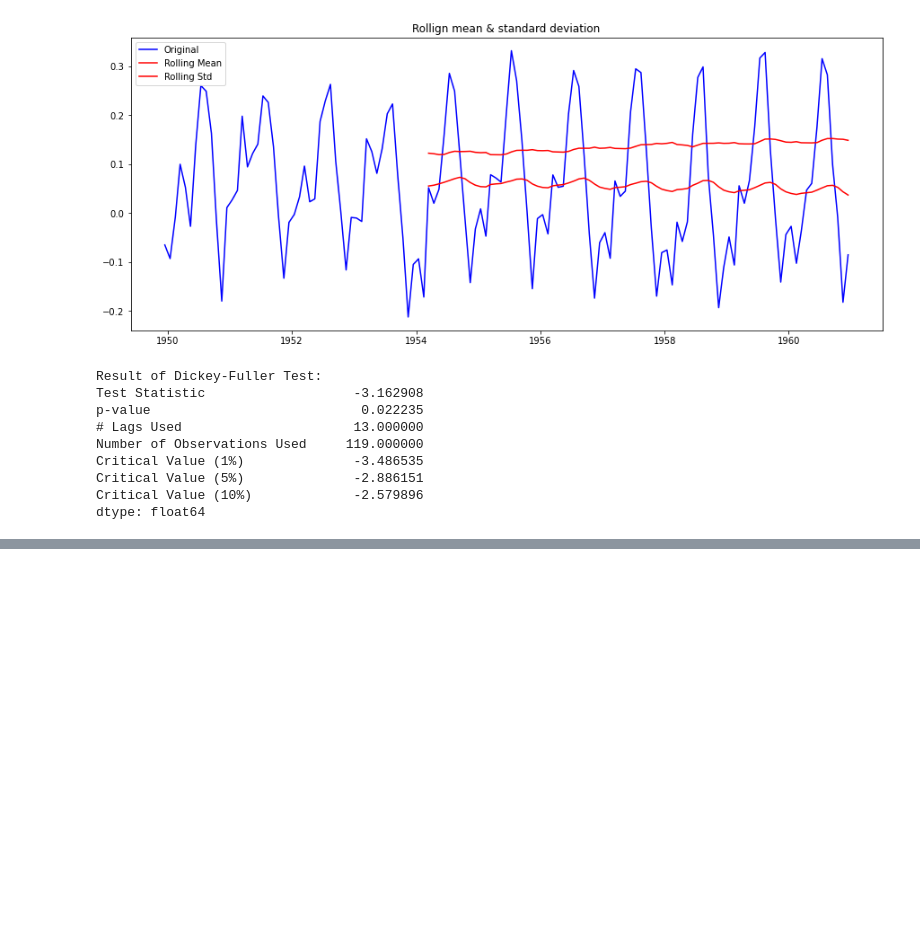
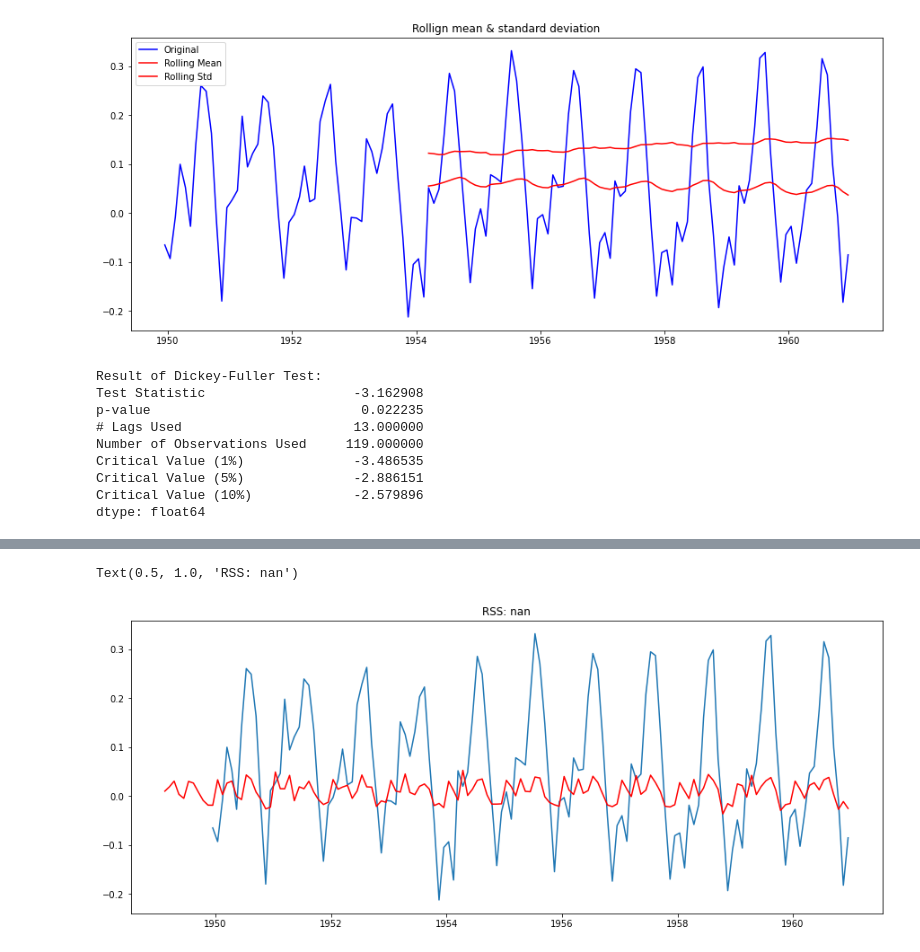
Before and after one commit to dikshantsharma12/Machine-Learning, a Jupyter notebook: Machine Learing Certification course/Air Passengers.ipynb, the cells around one changed output, grey strips where cells are left out. Saved outputs shown, nothing was run; the diff lists cells and outputs as text; code cells hidden in the pictures; blank space fills up the shorter version.

```diff
--- a/Machine Learing Certification course/Air Passengers.ipynb
+++ b/Machine Learing Certification course/Air Passengers.ipynb
@@ -147,0 +168,9 @@ dtype: float64
+# %%
+model=ARIMA(ts_log,order=(1,1,0))
+results_ARIMA=model.fit(disp=-1)
+plt.plot(ts_log_mv_diff)
+plt.plot(results_ARIMA.fittedvalues,color="red")
+plt.title("RSS: %.4f"%sum((results_ARIMA.fittedvalues[1:]-ts_log_mv_diff)**2))
+# %% [output]
+Text(0.5, 1.0, 'RSS: nan')
+[figure, added]
```
Also changed, not shown: parts of 6 cells of this notebook, 4 other files.
